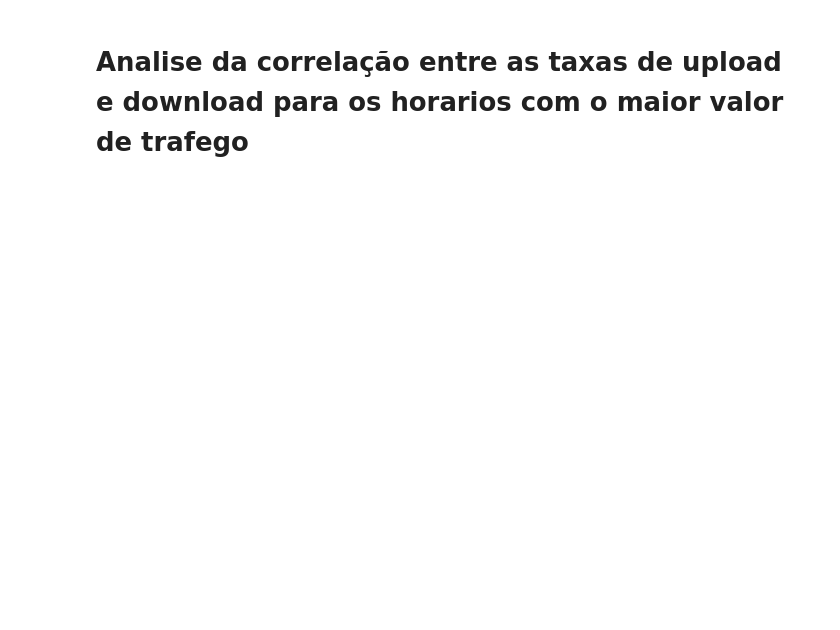
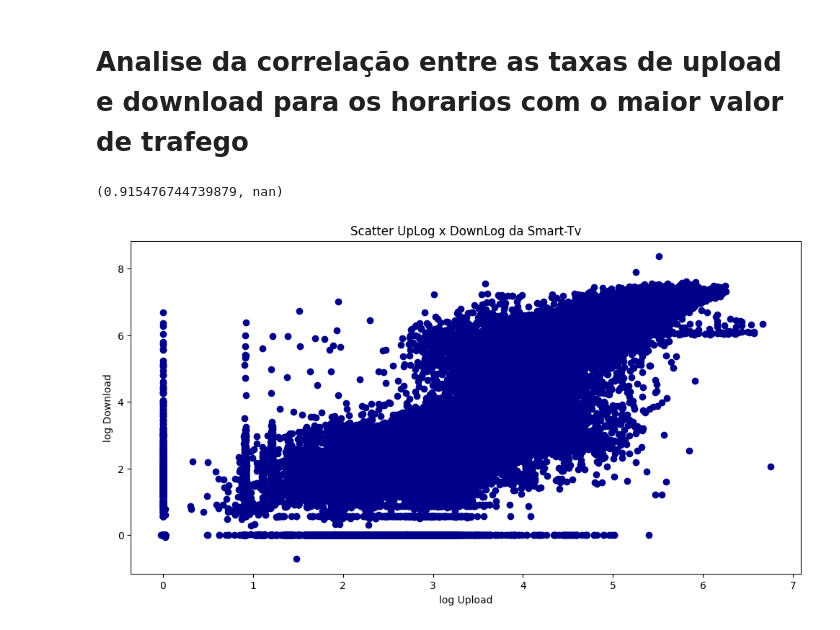
Before and after one commit to VieiraEnzo/TrabProbest, a Jupyter notebook: main.ipynb, the cells around one changed output. Saved outputs shown, nothing was run; the diff lists cells and outputs as text; code cells hidden in the pictures; blank space fills up the shorter version.

```diff
--- a/main.ipynb
+++ b/main.ipynb
@@ -671,2 +656,18 @@ plt.show()
 # %% [markdown]
 # Analise da correlação entre as taxas de upload e download para os horarios com o maior valor de trafego
+# %%
+coefTaxAmostSmart = smart_up_max['upLog'].corr(smart_down_max['downLog'])
+coefTaxAmostChrome = chrome_up_max['upLog'].corr(chrome_down_max['downLog'])
+
+coefTaxAmostSmart, coefTaxAmostChrome
+# %% [output]
+(0.915476744739879, nan)
+# %%
+plt.figure(figsize=(12, 6))
+plt.scatter(smart_up_max['upLog'], smart_down_max['downLog'], color = 'DarkBlue')
+plt.title('Scatter UpLog x DownLog da Smart-Tv')
+plt.xlabel('log Upload')
+plt.ylabel('log Download')
+plt.show()
+# %% [output]
+[figure, added]
```
Also changed, not shown: parts of 25 cells of this notebook.
